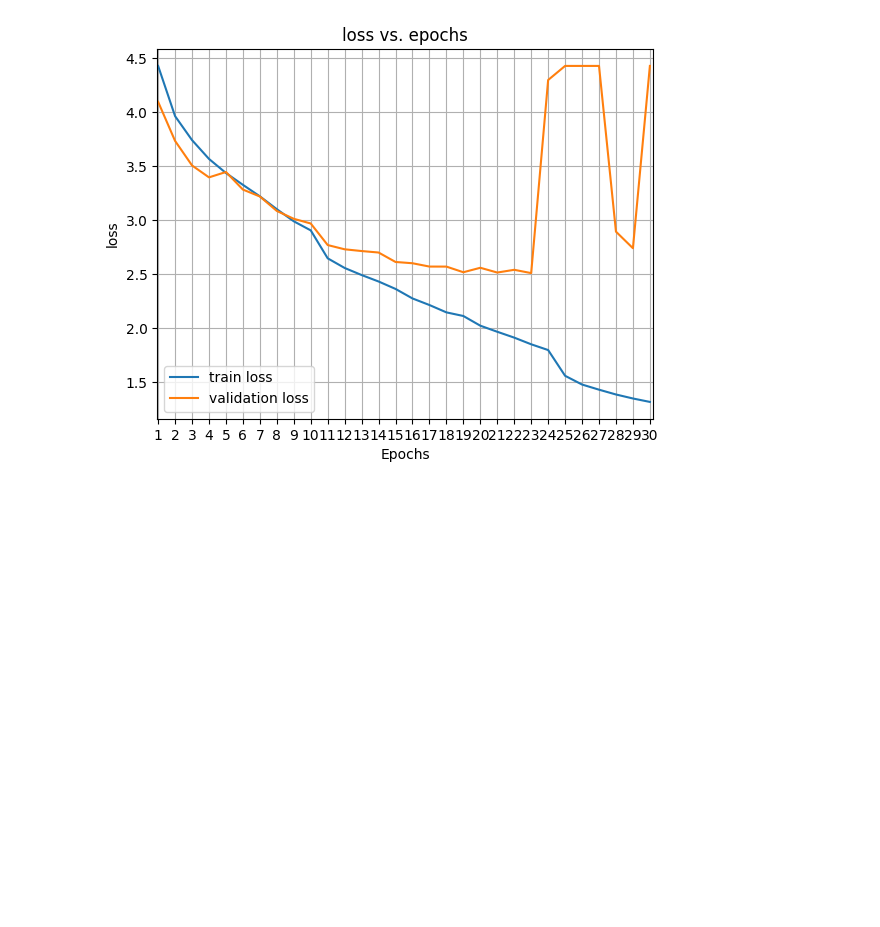
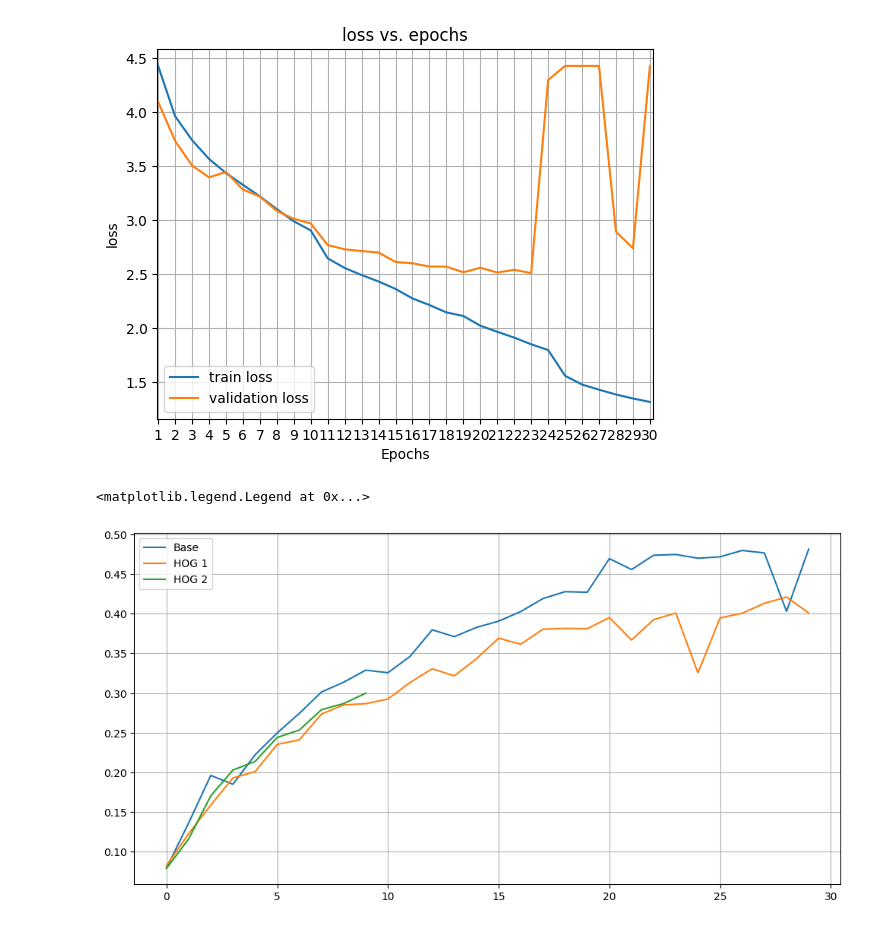
Before and after one commit to MicheleCazzola/artist-identification, a Jupyter notebook: playground.ipynb, the cells around one changed output. Saved outputs shown, nothing was run; the diff lists cells and outputs as text; code cells hidden in the pictures; blank space fills up the shorter version.

```diff
--- a/playground.ipynb
+++ b/playground.ipynb
@@ -1075,0 +1079,24 @@ f.savefig(f"{save_path}/{name.lower()}.png", dpi=300)
+# %%
+base = "./out/official/20250118_143415/"
+hog_lr_1e_4_sch_15_half_wd_1e_4 = "./out/official/20250122_214108/"
+hog_lr_5e_5_wd_1e_4 = "./out/official/20250123_200642"
+
+
+base_res = json.load(open(f"{base}/result.json", mode="r", encoding="utf-8"))
+hog_res_1 = json.load(open(f"{hog_lr_1e_4_sch_15_half_wd_1e_4}/result.json", mode="r", encoding="utf-8"))
+hog_res_2 = json.load(open(f"{hog_lr_5e_5_wd_1e_4}/result.json", mode="r", encoding="utf-8"))
+# %%
+base_acc = base_res["val_accuracies"]
+hog_acc_1 = hog_res_1["val_accuracies"]
+hog_acc_2 = hog_res_2["val_accuracies"]
+# %%
+plt.figure(figsize=(12, 6))
+
+plt.plot(base_acc, label="Base")
+plt.plot(hog_acc_1, label="HOG 1")
+plt.plot(hog_acc_2, label="HOG 2")
+plt.grid()
+plt.legend()
+# %% [output]
+<matplotlib.legend.Legend at 0x...>
+[figure, added]
```
Also changed, not shown: parts of 14 cells of this notebook, 6 other files.
